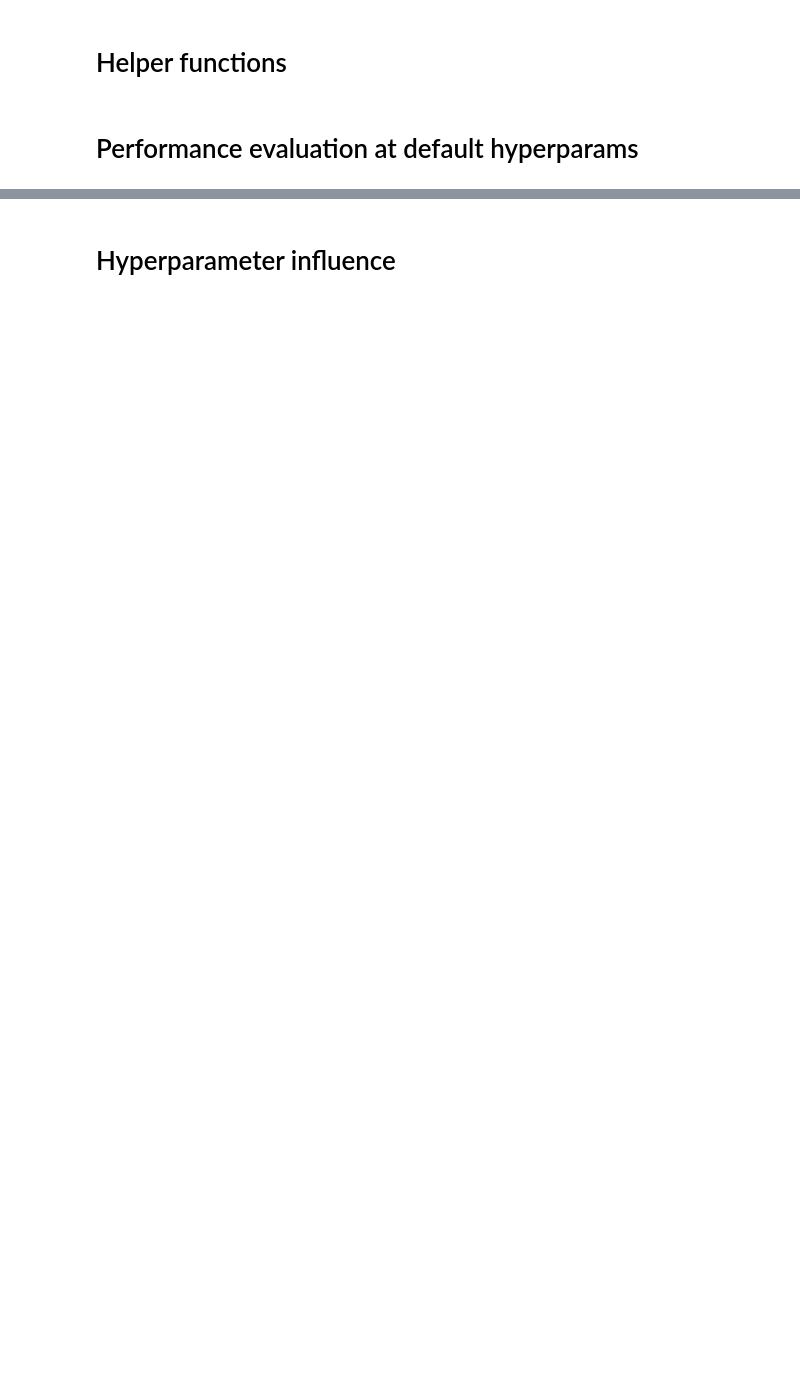
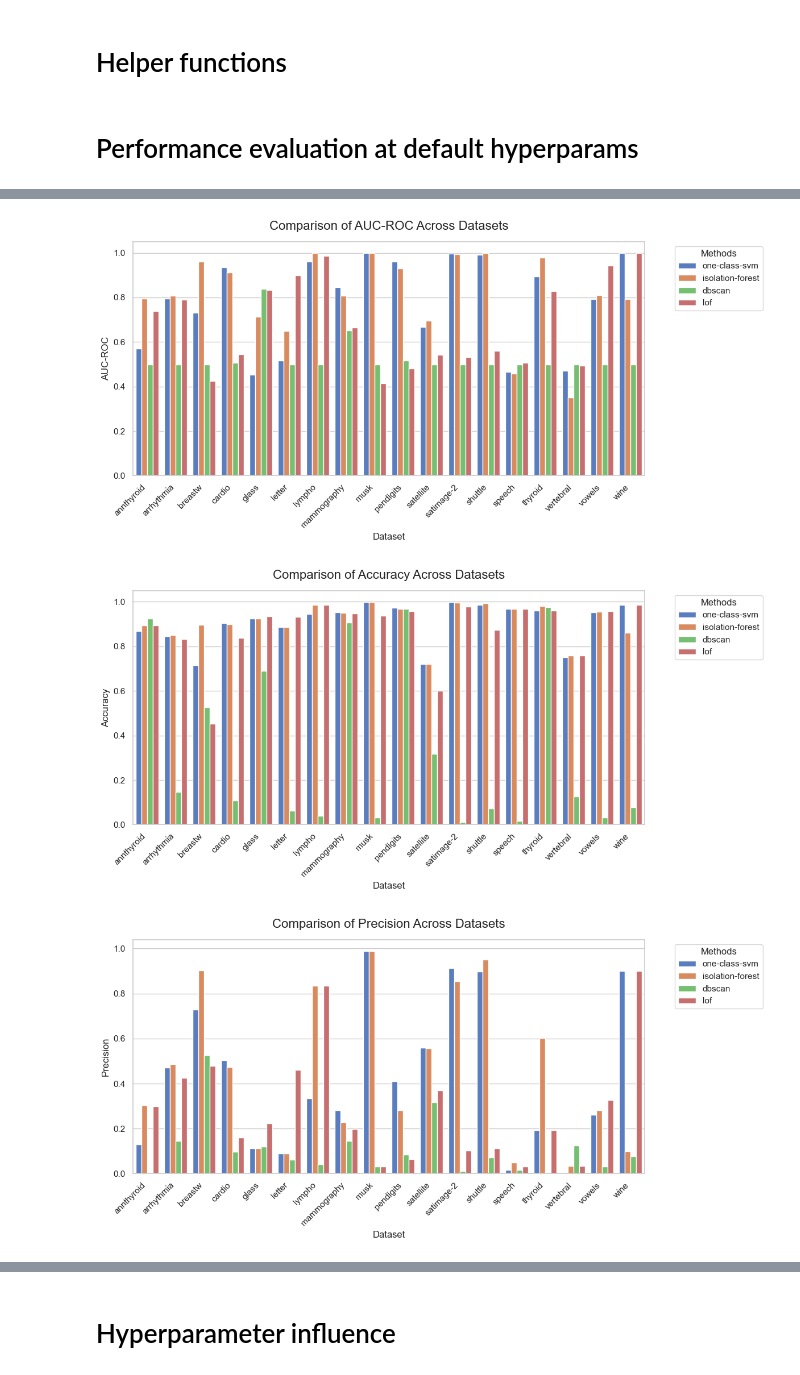
Before and after one commit to M-SZEWCZAK/outlier_detecion, a Jupyter notebook: outlier_detection.ipynb, the cells around one changed output, grey strips where cells are left out. Cells and saved outputs as stored; diff of their text form; code cells hidden in the pictures; blank space fills up the shorter version.

```diff
--- a/outlier_detection.ipynb
+++ b/outlier_detection.ipynb
@@ -150,0 +219,7 @@ method lof finished
+# %%
+for metric in default_results['lof']['glass'].keys():
+    plot_metric_results(default_results,metric)
+# %% [output]
+[figure, added]
+[figure, added]
+[figure, added]
```
Also changed, not shown: parts of 9 cells of this notebook, 1 other file.
